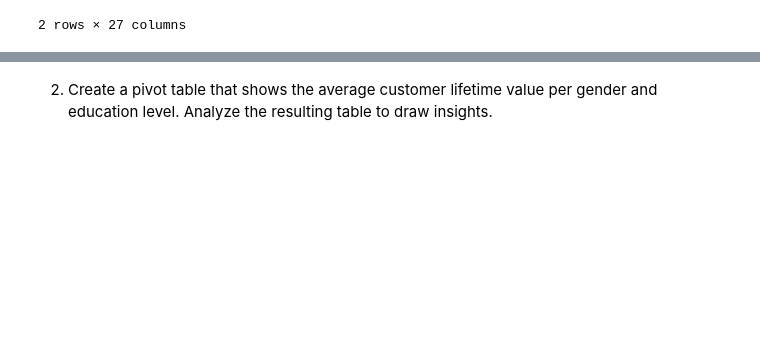
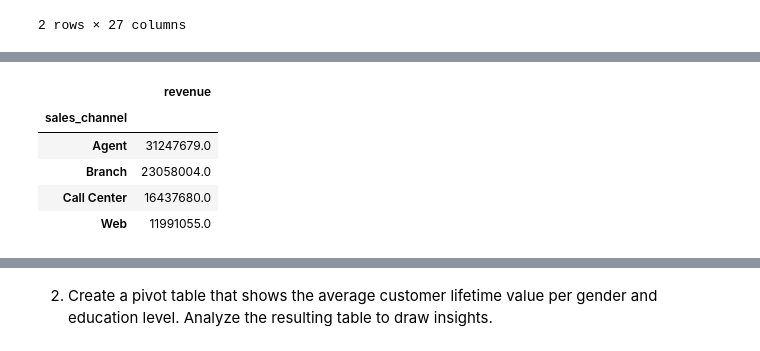
Before and after one commit to cadiyubu/lab-dw-data-structuring-and-combining, a Jupyter notebook: lab-dw-data-structuring-and-combining.ipynb, the cells around one changed output, grey strips where cells are left out. Saved outputs shown, nothing was run; the diff lists cells and outputs as text; code cells hidden in the pictures; blank space fills up the shorter version.

```diff
--- a/lab-dw-data-structuring-and-combining.ipynb
+++ b/lab-dw-data-structuring-and-combining.ipynb
@@ -400,2 +488,16 @@ Name: Total, dtype: float64
+# %%
+sales_piv = sales.pivot_table(
+    index="sales_channel",
+    values="revenue",
+    aggfunc="sum",
+)
+display(sales_piv)
+# %% [output]
+|  | revenue |
+| sales_channel |  |
+| Agent | 31247679.0 |
+| Branch | 23058004.0 |
+| Call Center | 16437680.0 |
+| Web | 11991055.0 |
 # %%
 #Analyze the resulting table to draw insights
```
Also changed, not shown: parts of 20 cells of this notebook.
